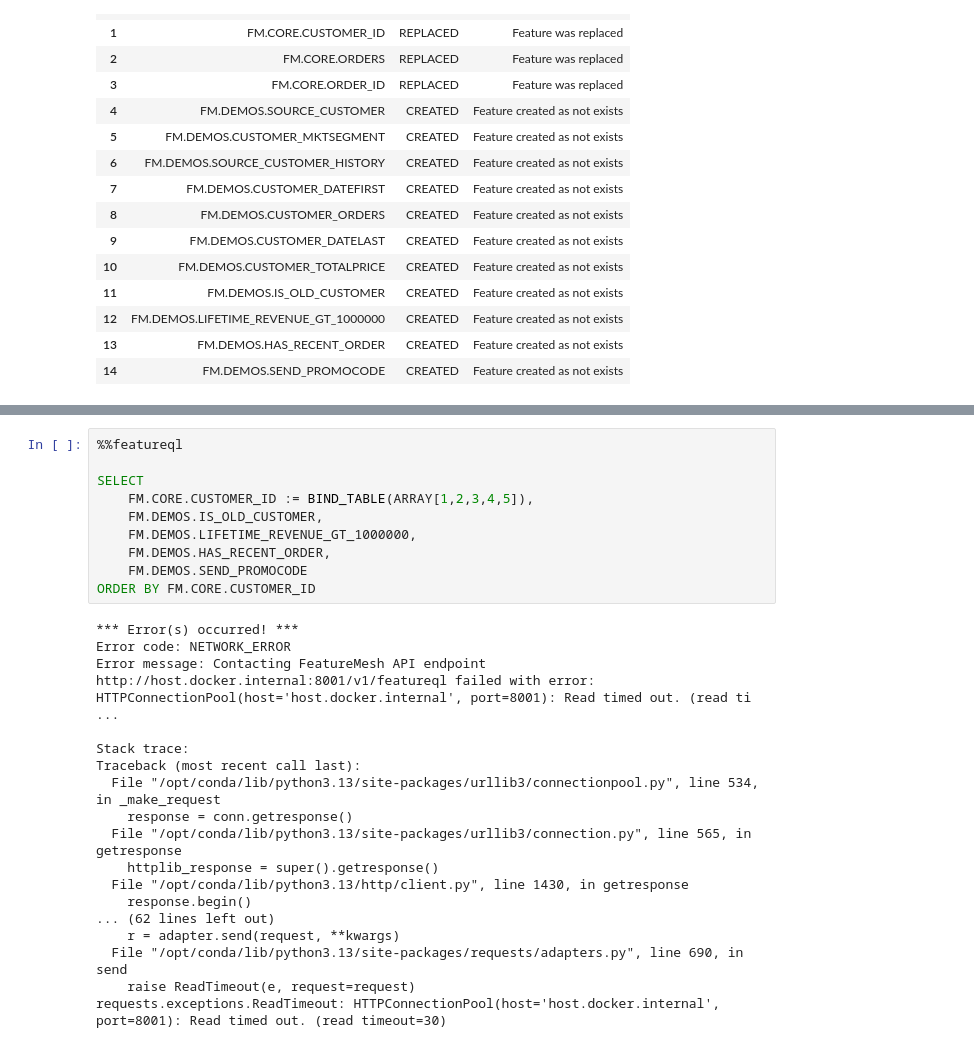
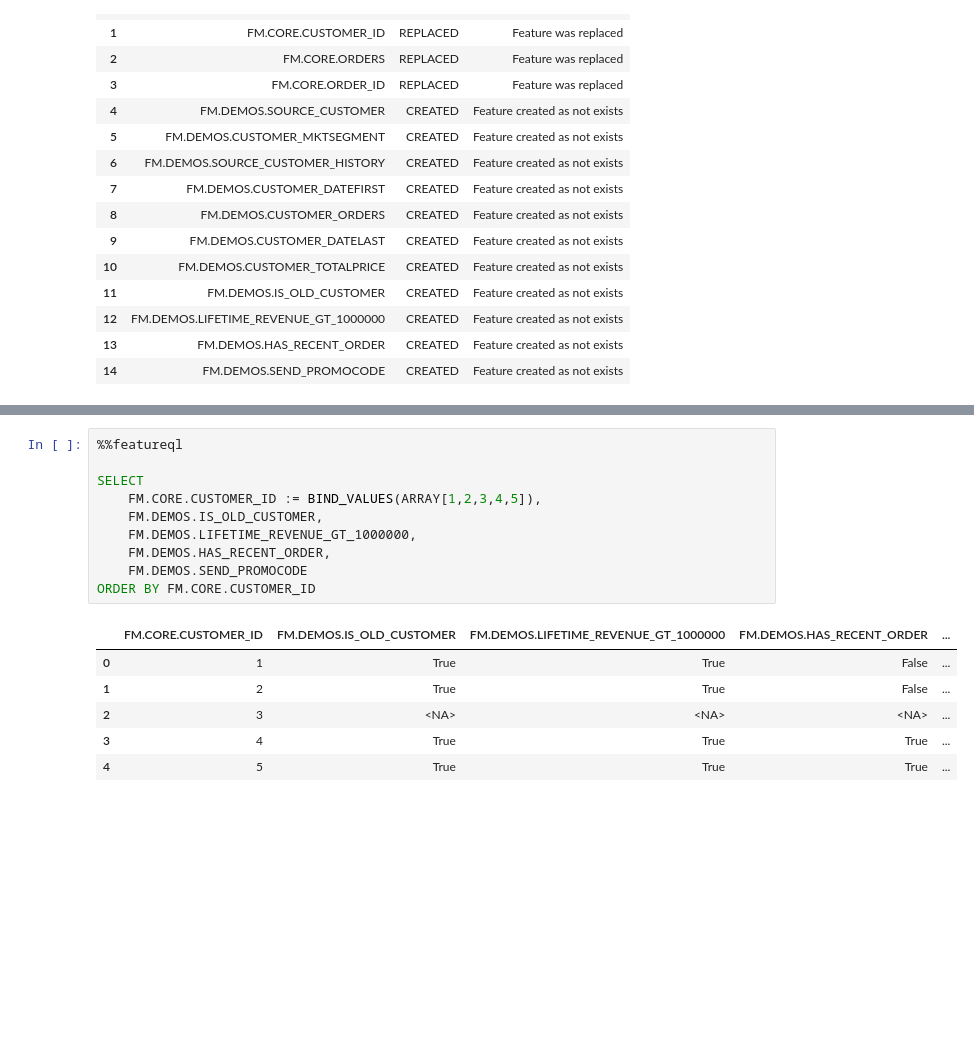
Before and after one commit to featuremesh/demos, a Jupyter notebook: jupyter/notebooks/demos/business_cases/segmentation_1_offline.ipynb, the cells around one changed output, grey strips where cells are left out. Cells and saved outputs as stored; diff of their text form; blank space fills up the shorter version.

```diff
--- a/jupyter/notebooks/demos/business_cases/segmentation_1_offline.ipynb
+++ b/jupyter/notebooks/demos/business_cases/segmentation_1_offline.ipynb
@@ -178,28 +190,17 @@ SHOW FEATURES IN FM.DEMOS ORDER BY NAME LIMIT 3
 # %%
 %%featureql
 
 SELECT
-    FM.CORE.CUSTOMER_ID := BIND_TABLE(ARRAY[1,2,3,4,5]),
+    FM.CORE.CUSTOMER_ID := BIND_VALUES(ARRAY[1,2,3,4,5]),
     FM.DEMOS.IS_OLD_CUSTOMER,
     FM.DEMOS.LIFETIME_REVENUE_GT_1000000,
     FM.DEMOS.HAS_RECENT_ORDER,
     FM.DEMOS.SEND_PROMOCODE
 ORDER BY FM.CORE.CUSTOMER_ID
 # %% [output]
-*** Error(s) occurred! ***
-Error code: NETWORK_ERROR
-Error message: Contacting FeatureMesh API endpoint http://host.docker.internal:8001/v1/featureql failed with error: HTTPConnectionPool(host='host.docker.internal', port=8001): Read timed out. (read ti ...
-
-Stack trace:
-Traceback (most recent call last):
-  File "/opt/conda/lib/python3.13/site-packages/urllib3/connectionpool.py", line 534, in _make_request
-    response = conn.getresponse()
-  File "/opt/conda/lib/python3.13/site-packages/urllib3/connection.py", line 565, in getresponse
-    httplib_response = super().getresponse()
-  File "/opt/conda/lib/python3.13/http/client.py", line 1430, in getresponse
-    response.begin()
-... (62 lines left out)
-    r = adapter.send(request, **kwargs)
-  File "/opt/conda/lib/python3.13/site-packages/requests/adapters.py", line 690, in send
-    raise ReadTimeout(e, request=request)
-requests.exceptions.ReadTimeout: HTTPConnectionPool(host='host.docker.internal', port=8001): Read timed out. (read timeout=30)
+|  | FM.CORE.CUSTOMER_ID | FM.DEMOS.IS_OLD_CUSTOMER | FM.DEMOS.LIFETIME_REVENUE_GT_1000000 | FM.DEMOS.HAS_RECENT_ORDER | ... |
+| 0 | 1 | True | True | False | ... |
+| 1 | 2 | True | True | False | ... |
+| 2 | 3 | <NA> | <NA> | <NA> | ... |
+| 3 | 4 | True | True | True | ... |
+| 4 | 5 | True | True | True | ... |
```
Also changed, not shown: parts of 5 cells of this notebook, 15 other files.
